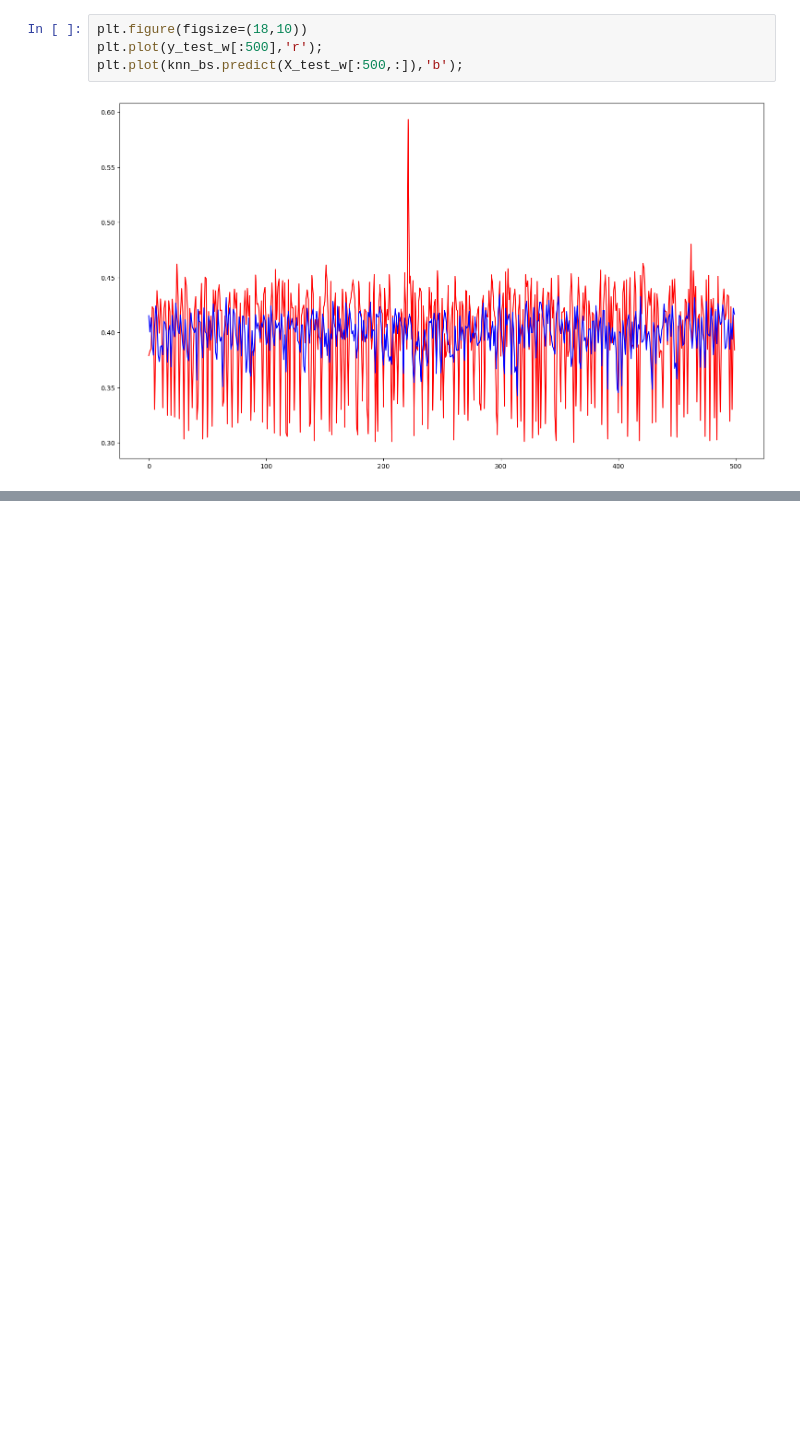
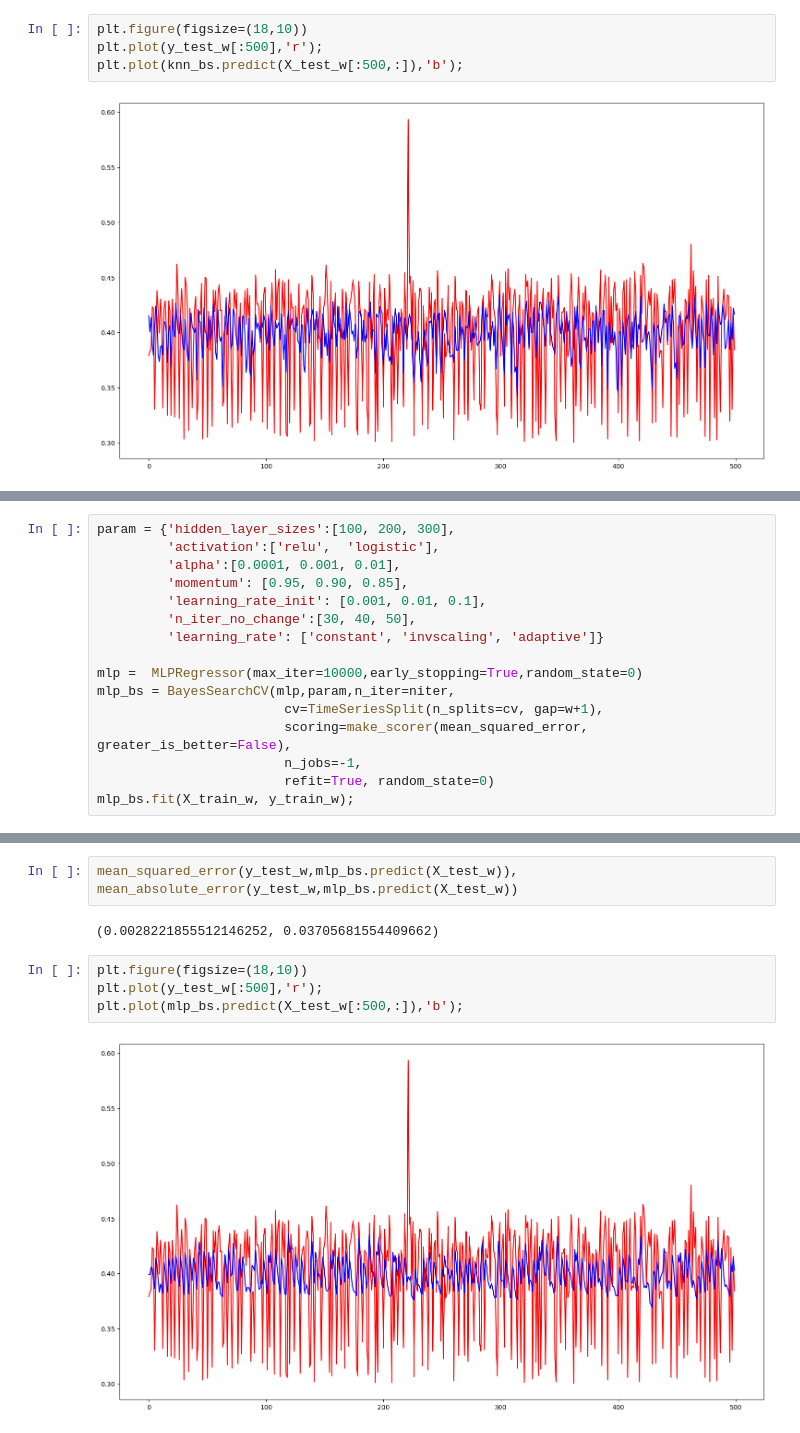
Before and after one commit to PabloJGC/rudolut, a Jupyter notebook: HackUPC.ipynb, the cells around one changed output, grey strips where cells are left out. Cells and saved outputs as stored; diff of their text form; blank space fills up the shorter version.

```diff
--- a/HackUPC.ipynb
+++ b/HackUPC.ipynb
@@ -290,0 +296,16 @@ plt.plot(knn_bs.predict(X_test_w[:500,:]),'b');
+# %%
+param = {'hidden_layer_sizes':[100, 200, 300],
+         'activation':['relu',  'logistic'],
+         'alpha':[0.0001, 0.001, 0.01],
+         'momentum': [0.95, 0.90, 0.85],
+         'learning_rate_init': [0.001, 0.01, 0.1],
+         'n_iter_no_change':[30, 40, 50],
+         'learning_rate': ['constant', 'invscaling', 'adaptive']}
+
+mlp =  MLPRegressor(max_iter=10000,early_stopping=True,random_state=0)
+mlp_bs = BayesSearchCV(mlp,param,n_iter=niter,
+                        cv=TimeSeriesSplit(n_splits=cv, gap=w+1),
+                        scoring=make_scorer(mean_squared_error, greater_is_better=False),
+                        n_jobs=-1,
+                        refit=True, random_state=0)
+mlp_bs.fit(X_train_w, y_train_w);
@@ -290,0 +321,10 @@ plt.plot(knn_bs.predict(X_test_w[:500,:]),'b');
+# %%
+mean_squared_error(y_test_w,mlp_bs.predict(X_test_w)), mean_absolute_error(y_test_w,mlp_bs.predict(X_test_w))
+# %% [output]
+(0.0028221855512146252, 0.03705681554409662)
+# %%
+plt.figure(figsize=(18,10))
+plt.plot(y_test_w[:500],'r');
+plt.plot(mlp_bs.predict(X_test_w[:500,:]),'b');
+# %% [output]
+[figure, added]
```
Also changed, not shown: parts of 6 cells of this notebook.
